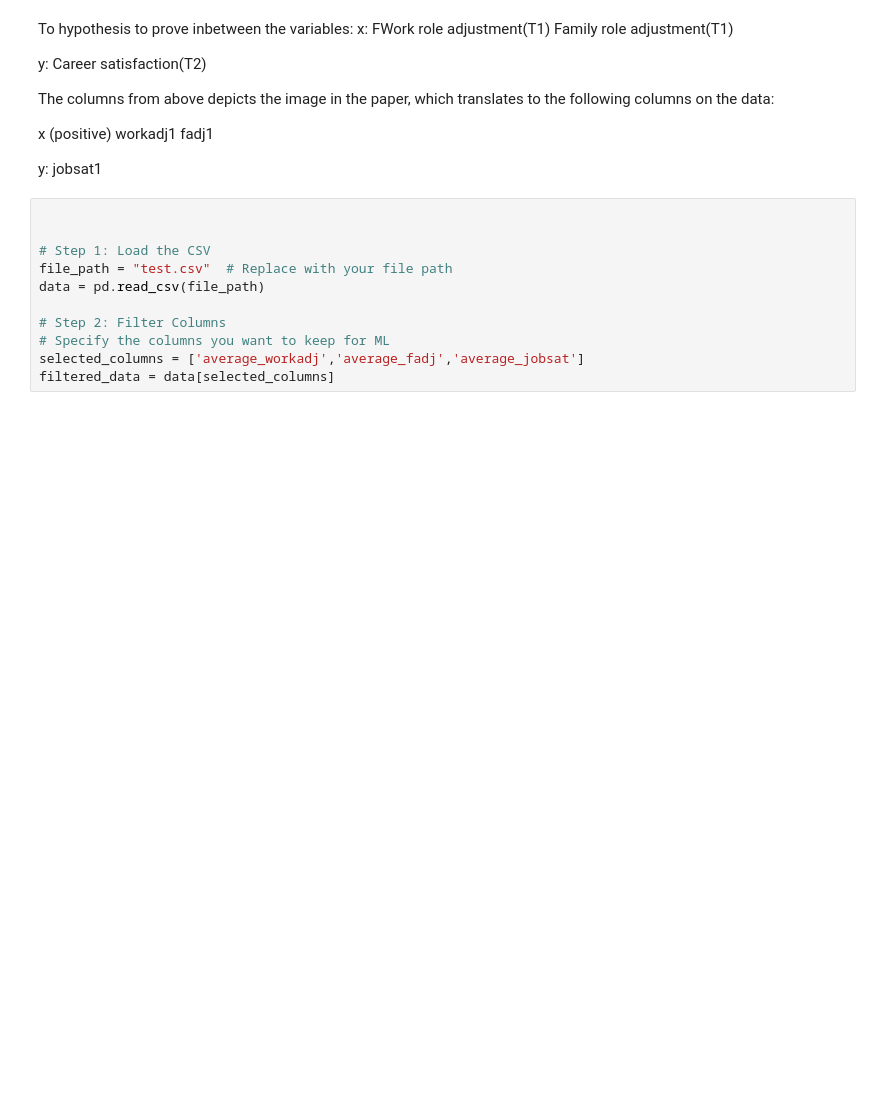
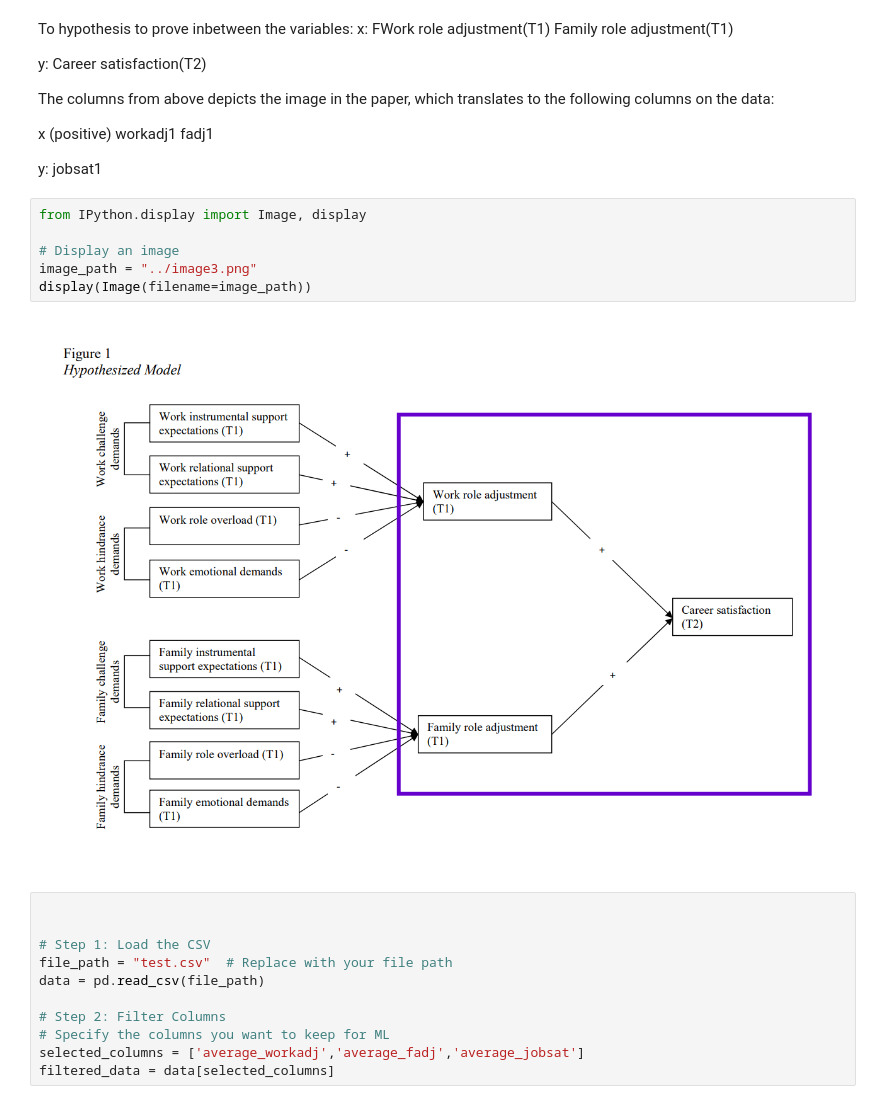
Before and after one commit to reema-dass26/Interdiciplinary_project_WU, a Jupyter notebook: source/EDA_3.ipynb, the cells around one changed output. Drawn from its saved outputs; the diff is of its cells as text; blank space fills up the shorter version.

```diff
--- a/source/EDA_3.ipynb
+++ b/source/EDA_3.ipynb
@@ -26,5 +22,13 @@ fadj1
 y:
 jobsat1
+# %%
+from IPython.display import Image, display
+
+# Display an image
+image_path = "../image3.png"
+display(Image(filename=image_path))
+# %% [output]
+[figure, added]
 # %%
 
 
```
Also changed, not shown: 2 other files.
